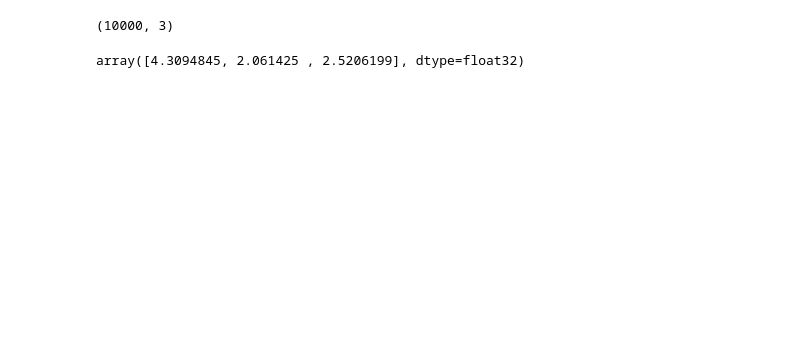
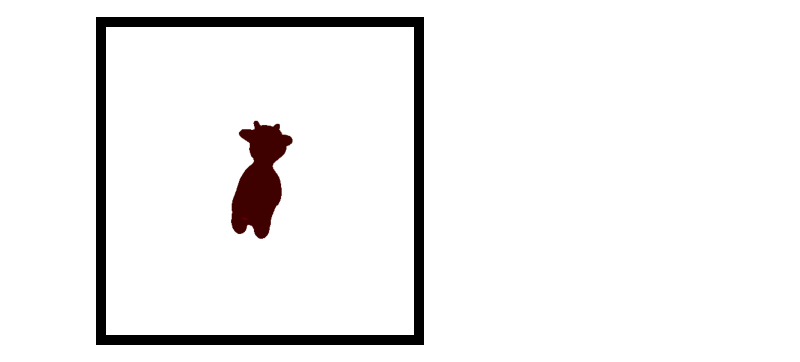
Before and after one commit to hcp6897/mosaic-sdf, a Jupyter notebook: vis_sdf_experiments.ipynb, the cells around one changed output. Saved outputs shown, nothing was run; the diff lists cells and outputs as text; code cells hidden in the pictures; blank space fills up the shorter version.

```diff
--- a/vis_sdf_experiments.ipynb
+++ b/vis_sdf_experiments.ipynb
@@ -40,12 +40,8 @@ the_surface_area = f.surface_area
-# %%
-random_surface_points.shape
-# %% [output]
-(10000, 3)
 # %%
 
 # mosaic_sdf = optimizer.model
-resolution = 8
-device = 'cuda'
+resolution = 64
+device = 'cpu'
 
 
 # # Assuming 'mosaic_sdf' is your MosaicSDF instance and 'resolution' is the desired grid resolution
@@ -56,6 +52,7 @@ grid_points = torch.stack(torch.meshgrid(
 ), dim=-1).reshape(-1, 3)#.to(device)
 
 sdf_values = f(grid_points)
+sdf_values *= -1
 sdf_volume = sdf_values.reshape(resolution, resolution, resolution)
 
 # # Get the SDF values at these points
@@ -64,31 +61,51 @@ sdf_volume = sdf_values.reshape(resolution, resolution, resolution)
 # sdf_volume.shape
 # %%
 
+from pytorch3d.renderer.mesh.textures import Textures
+from shape_sampler import ShapeSampler
+
 # Run marching cubes to get vertices, faces, and normals
-verts, faces, normals, _ = marching_cubes(sdf_volume, level=0)
-faces = faces + 1  # skimage has 0-indexed faces, while PyTorch3D expects 1-indexed
+verts, faces, normals, values = marching_cubes(sdf_volume, level=0)
+# faces = faces + 1  # skimage has 0-indexed faces, while PyTorch3D expects 1-indexed
 
 # Convert to PyTorch tensors
 verts = torch.tensor(verts.copy(), dtype=torch.float32)
+verts = ShapeSampler.normalize_shape(verts)
+
 faces = torch.tensor(faces.copy(), dtype=torch.int64)
 
+total_verts = verts.shape[0]
+verts_rgb = torch.ones((1, total_verts, 3), device=device)
+verts_rgb *= torch.tensor([.5, 0, 0], device=device)
+# verts_rgb *= torch.tensor(verts, device=device)
+# Initialize the textures with the corrected verts_rgb
+textures = Textures(verts_rgb=verts_rgb)
+
 # Create a PyTorch3D mesh
-mesh = Meshes(verts=[verts], faces=[faces])
+mesh = Meshes(verts=[verts], faces=[faces], textures=textures)
 
 # Initialize a renderer
-R, T = look_at_view_transform(2.7, 0, 90)
+R, T = look_at_view_transform(5, 45, 15)
 cameras = FoVPerspectiveCameras(device=device, R=R, T=T)
 raster_settings = RasterizationSettings(image_size=512)
 lights = PointLights(device=device, location=[[0.0, 0.0, -3.0]])
 
 renderer = MeshRenderer(
     rasterizer=MeshRasterizer(cameras=cameras, raster_settings=raster_settings),
     shader=SoftPhongShader(device=device, cameras=cameras, lights=lights)
 )
 
 # Render the mesh
-images = renderer(mesh.to(device))
+
+
+with torch.no_grad():
+    images = renderer(mesh.to(device))
+
+    # vis.shape
+    plt.figure(figsize=(4, 4))
+    plt.imshow(images[0, ..., :3].cpu().numpy())
+    plt.axis("off")
+
+# images
+# %% [output]
+[figure, added]
-# %%
-verts.min(axis=0)
-# %% [output]
-array([4.3094845, 2.061425 , 2.5206199], dtype=float32)
```
Also changed, not shown: parts of 2 cells of this notebook, 3 other files.
